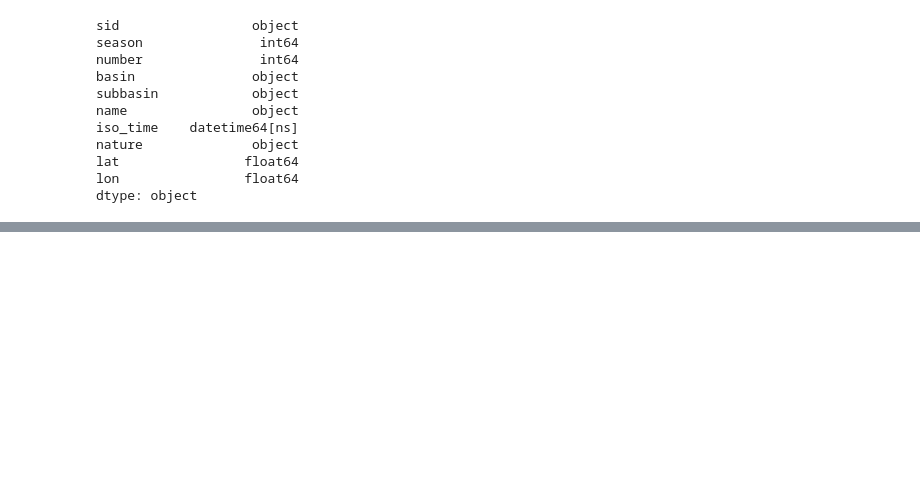
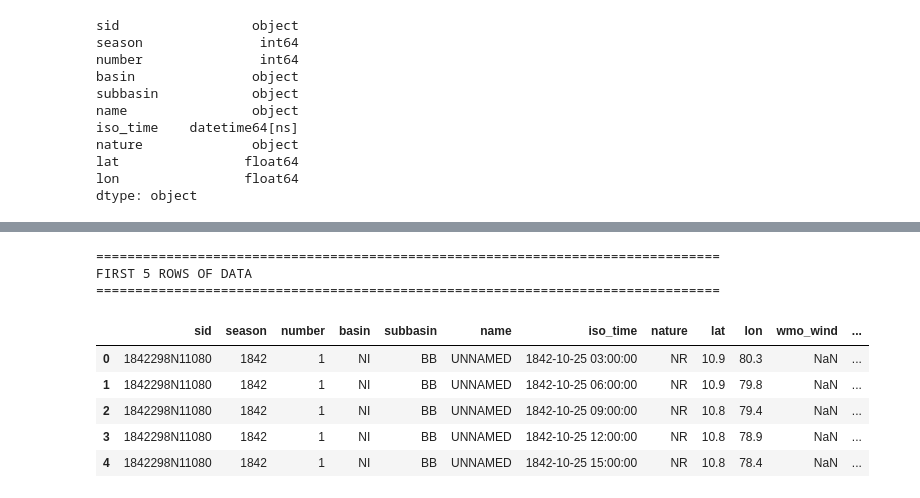
Before and after one commit to d2osborn/hurricanepaths, a Jupyter notebook: eda_cleaning.ipynb, the cells around one changed output, grey strips where cells are left out. Cells and saved outputs as stored; diff of their text form; code cells hidden in the pictures; blank space fills up the shorter version.

```diff
--- a/eda_cleaning.ipynb
+++ b/eda_cleaning.ipynb
@@ -64,0 +158,18 @@ Name: iso_time, Length: 721937, dtype: datetime64[ns]
+# %%
+# ============================================================================
+# SAMPLE DATA - First few rows to understand structure
+# ============================================================================
+print("=" * 80)
+print("FIRST 5 ROWS OF DATA")
+print("=" * 80)
+hurricane_paths.head()
+# %% [output]
+================================================================================
+FIRST 5 ROWS OF DATA
+================================================================================
+|  | sid | season | number | basin | subbasin | name | iso_time | nature | lat | lon | wmo_wind | ... |
+| 0 | 1842298N11080 | 1842 | 1 | NI | BB | UNNAMED | 1842-10-25 03:00:00 | NR | 10.9 | 80.3 | NaN | ... |
+| 1 | 1842298N11080 | 1842 | 1 | NI | BB | UNNAMED | 1842-10-25 06:00:00 | NR | 10.9 | 79.8 | NaN | ... |
+| 2 | 1842298N11080 | 1842 | 1 | NI | BB | UNNAMED | 1842-10-25 09:00:00 | NR | 10.8 | 79.4 | NaN | ... |
+| 3 | 1842298N11080 | 1842 | 1 | NI | BB | UNNAMED | 1842-10-25 12:00:00 | NR | 10.8 | 78.9 | NaN | ... |
+| 4 | 1842298N11080 | 1842 | 1 | NI | BB | UNNAMED | 1842-10-25 15:00:00 | NR | 10.8 | 78.4 | NaN | ... |
```
Also changed, not shown: parts of 12 cells of this notebook, 5 other files.
